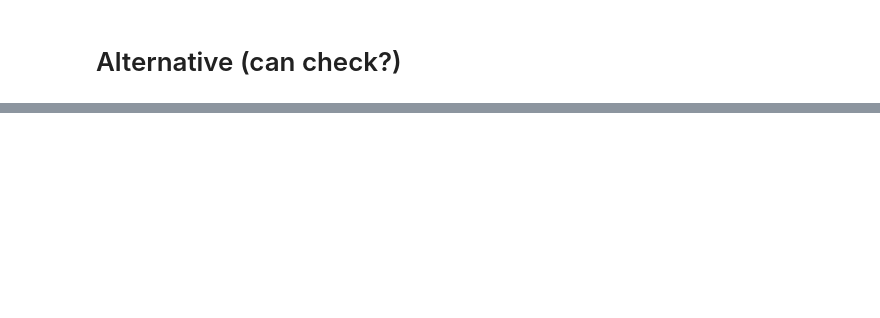
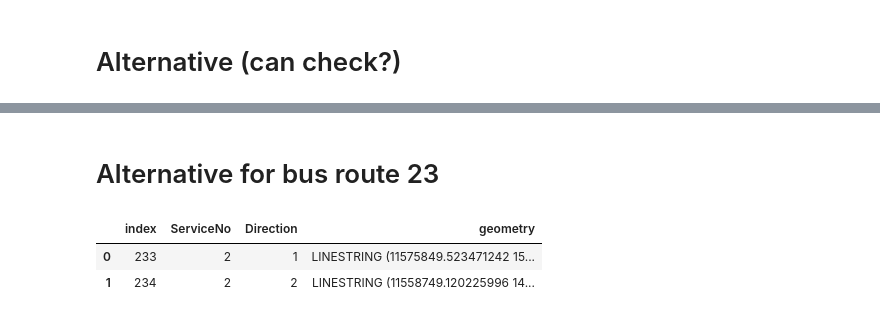
Before and after one commit to Yutingggggggg/dsa4264_geospatial, a Jupyter notebook: workingfiles/visualisation.ipynb, the cells around one changed output, grey strips where cells are left out. Cells and saved outputs as stored; diff of their text form; code cells hidden in the pictures; blank space fills up the shorter version.

```diff
--- a/workingfiles/visualisation.ipynb
+++ b/workingfiles/visualisation.ipynb
@@ -427,0 +1710,9 @@ overlap_map
+# %% [markdown]
+# Alternative for bus route 23
+# %%
+bus_route_2 = bus_routes_combined[bus_routes_combined["ServiceNo"] == "2"].reset_index()
+bus_route_2
+# %% [output]
+|  | index | ServiceNo | Direction | geometry |
+| 0 | 233 | 2 | 1 | LINESTRING (11575849.523471242 15... |
+| 1 | 234 | 2 | 2 | LINESTRING (11558749.120225996 14... |
```
Also changed, not shown: parts of 35 cells of this notebook.
